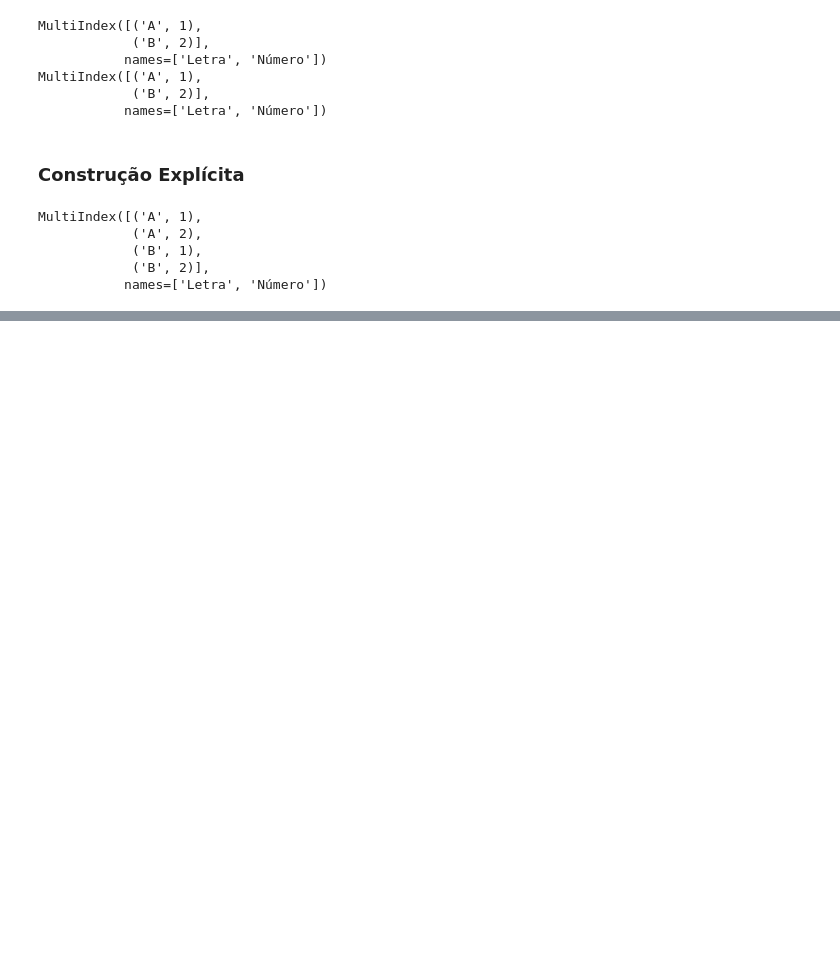
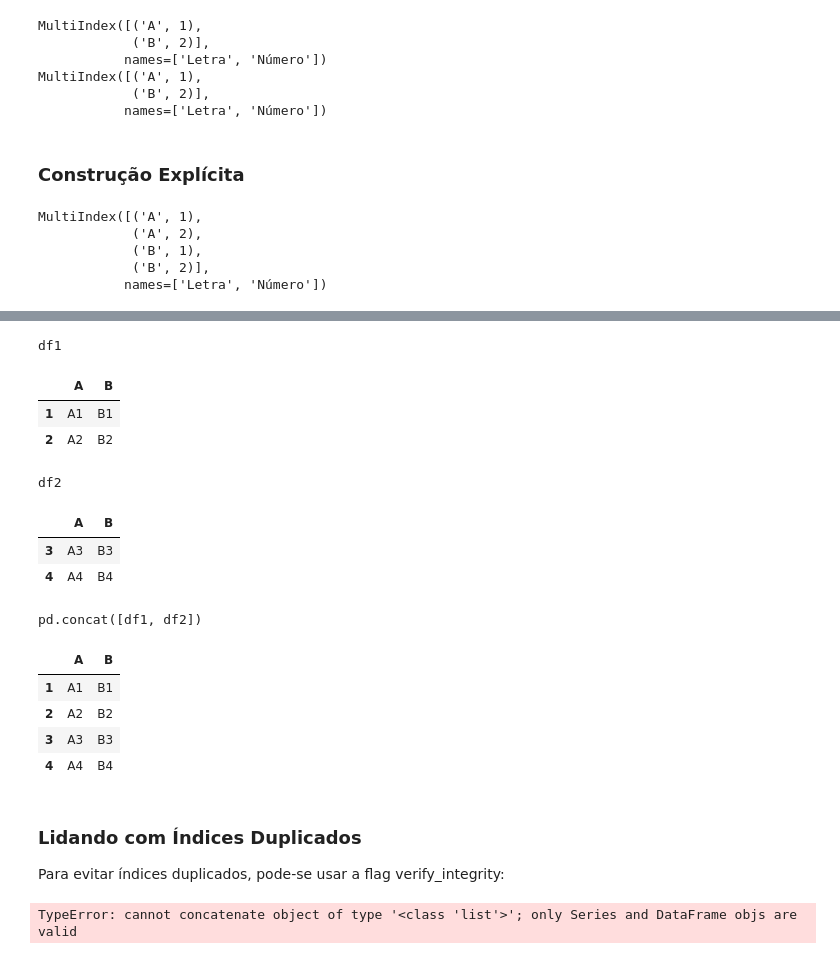
Before and after one commit to naticost/DataAnalytics, a Jupyter notebook: Python/Pandas/estudoPandas.ipynb, the cells around one changed output, grey strips where cells are left out. Drawn from its saved outputs; the diff is of its cells as text; code cells hidden in the pictures; blank space fills up the shorter version.

```diff
--- a/Python/Pandas/estudoPandas.ipynb
+++ b/Python/Pandas/estudoPandas.ipynb
@@ -522,0 +548,14 @@ MultiIndex([('A', 1),
+# %%
+class display(object):
+    """Exibe representação HTML de múltiplos objetos"""
+    template = """<div style="float: left; padding: 10px;">
+    <p style='font-family:"Courier New", Courier, monospace'>{0}</p>{1}
+    </div>"""
+    def __init__(self, *args):
+        self.args = args
+
+    def _repr_html_(self):
+        return '\n'.join(self.template.format(a, eval(a)._repr_html_()) for a in self.args)
+
+    def __repr__(self):
+        return '\n\n'.join(a + '\n' + repr(eval(a)) for a in self.args)
@@ -522,0 +594,30 @@ MultiIndex([('A', 1),
+# %%
+df1 = make_df('AB', [1, 2])
+df2 = make_df('AB', [3, 4])
+display('df1', 'df2', 'pd.concat([df1, df2])')
+# %% [output]
+df1
+|  | A | B |
+| 1 | A1 | B1 |
+| 2 | A2 | B2 |
+df2
+|  | A | B |
+| 3 | A3 | B3 |
+| 4 | A4 | B4 |
+pd.concat([df1, df2])
+|  | A | B |
+| 1 | A1 | B1 |
+| 2 | A2 | B2 |
+| 3 | A3 | B3 |
+| 4 | A4 | B4 |
+# %% [markdown]
+### Lidando com Índices Duplicados
+Para evitar índices duplicados, pode-se usar a flag verify_integrity:
+# %%
+try:
+    pd.concat([x, y], verify_integrity=True)
+except ValueError as e:
+    print("ValueError:", e)
+# ValueError: Indexes have overlapping values: [0, 1]
+# %% [output]
+TypeError: cannot concatenate object of type '<class 'list'>'; only Series and DataFrame objs are valid
```
Also changed, not shown: parts of 11 cells of this notebook.
